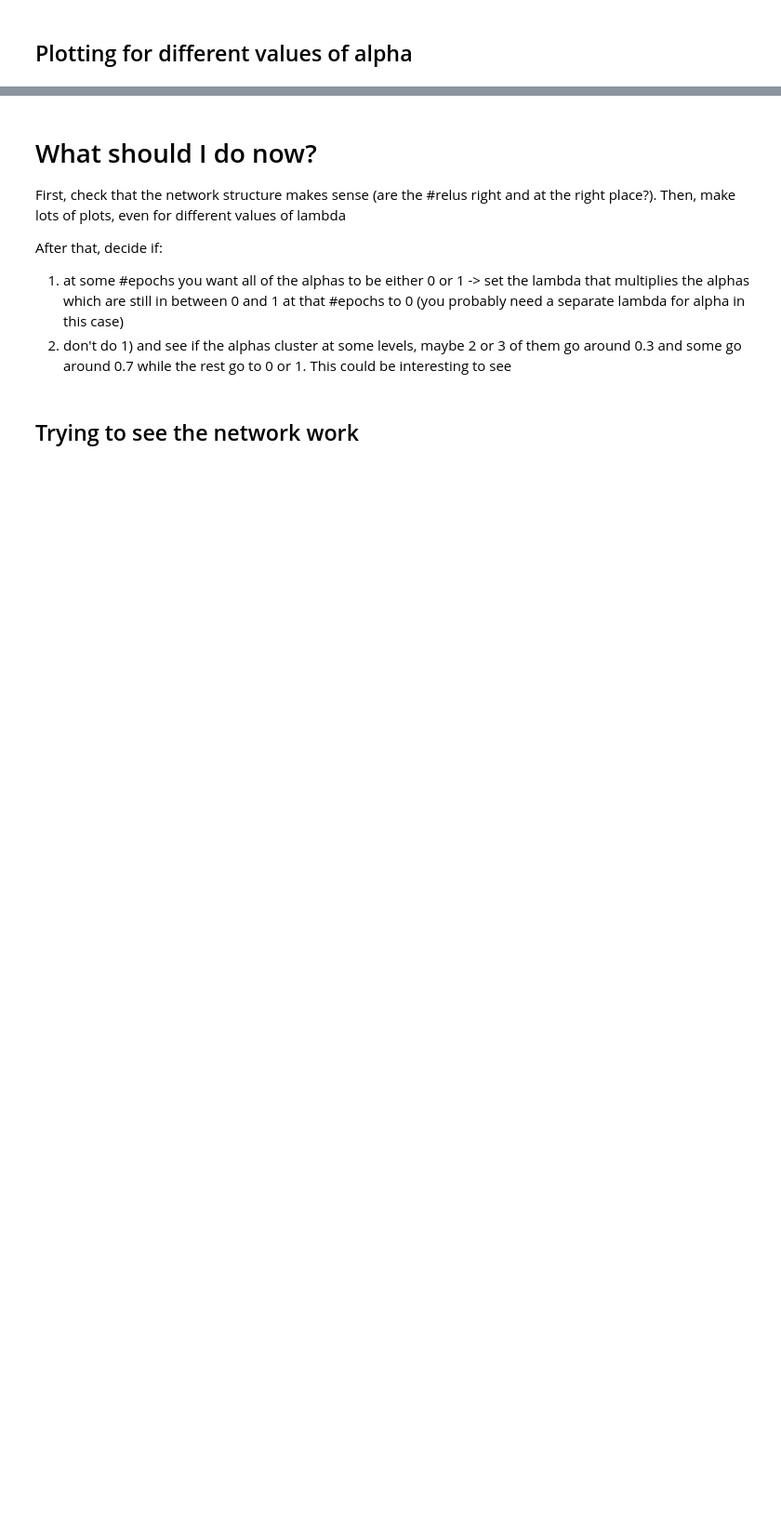
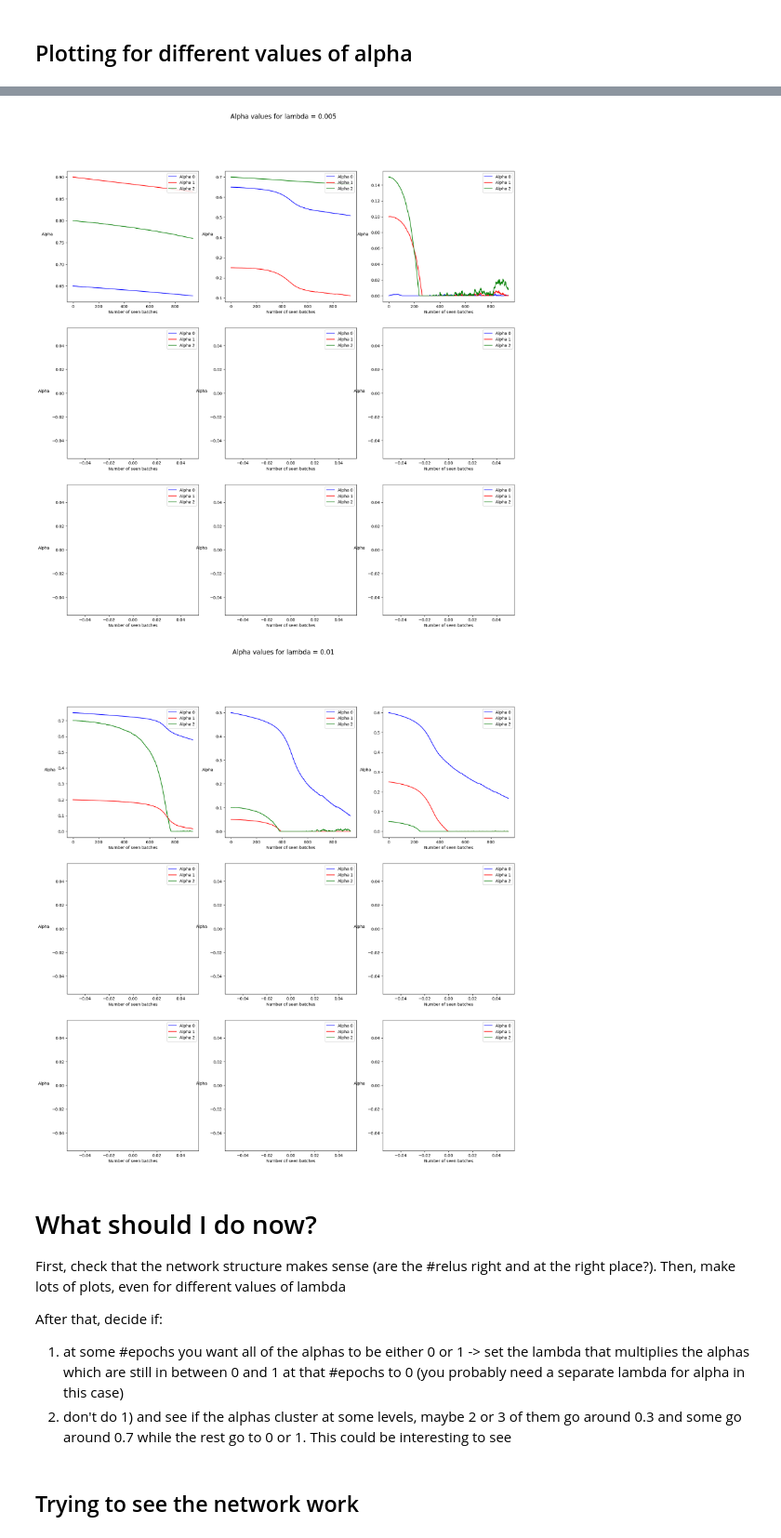
Before and after one commit to pettepiero/parametrized-relu-classifier, a Jupyter notebook: challenge2.ipynb, the cells around one changed output, grey strips where cells are left out. Shown: that part at 93% size. Cells and saved outputs as stored; diff of their text form; code cells hidden in the pictures; blank space fills up the shorter version.

```diff
--- a/challenge2.ipynb
+++ b/challenge2.ipynb
@@ -321,9 +320,10 @@ def plot_alphas(ax, batch_alpha_0, batch_alpha_1, batch_alpha_2):
     ax.plot(xrange, batch_alpha_2, color="green", label="Alpha 2")
     ax.set_xlabel("Number of seen batches")
     ax.set_ylabel("Alpha", rotation=0, labelpad=20)
-    ax.set_title(
-        f"Alpha0: {round(batch_alpha_0[0].item(), 2)}, Alpha1: {round(batch_alpha_0[1].item(), 2)}, Alpha2: {round(batch_alpha_0[2].item(), 2)}",
-        fontweight="bold",
-    )
+    ax.legend(loc="upper right")
+    # ax.set_title(
+    #     f"Alpha0: {round(batch_alpha_0[0].item(), 2)}, Alpha1: {round(batch_alpha_0[1].item(), 2)}, Alpha2: {round(batch_alpha_0[2].item(), 2)}",
+    #     fontweight="bold",
+    # )
     return ax
 # %%
@@ -354,0 +395,3 @@ No artists with labels found to put in legend.  Note that artists whose label st
+# %%
+condition = ()
+df[df["iteration"] == 2]
@@ -355,3 +412,21 @@ No artists with labels found to put in legend.  Note that artists whose label st
+# %%
+for lam in lambda_range:
+    fig, ax = plt.subplots(2, 3, figsize=(20, 20), dpi = 200)
+    ax = ax.flatten()
+    for i in range(6):
+        condition = (df["lambda"] == lam) & (df["iteration"] == i)
+        ax[i] = plot_alphas(
+            ax[i],
+            df.loc[condition, "alpha0"],
+            df.loc[condition, "alpha1"],
+            df.loc[condition, "alpha2"],
+        )
+    fig.suptitle(f"Alpha values for lambda = {lam}", size=16)
+    plt.legend()
+    plt.show()
+# %% [output]
+[figure, added]
+[figure, added]
 # %% [markdown]
 # What should I do now?
 First, check that the network structure makes sense (are the #relus right and at the right place?). Then, make lots of plots, even for different values of lambda
```
Also changed, not shown: parts of 13 cells of this notebook, 2 other files.
